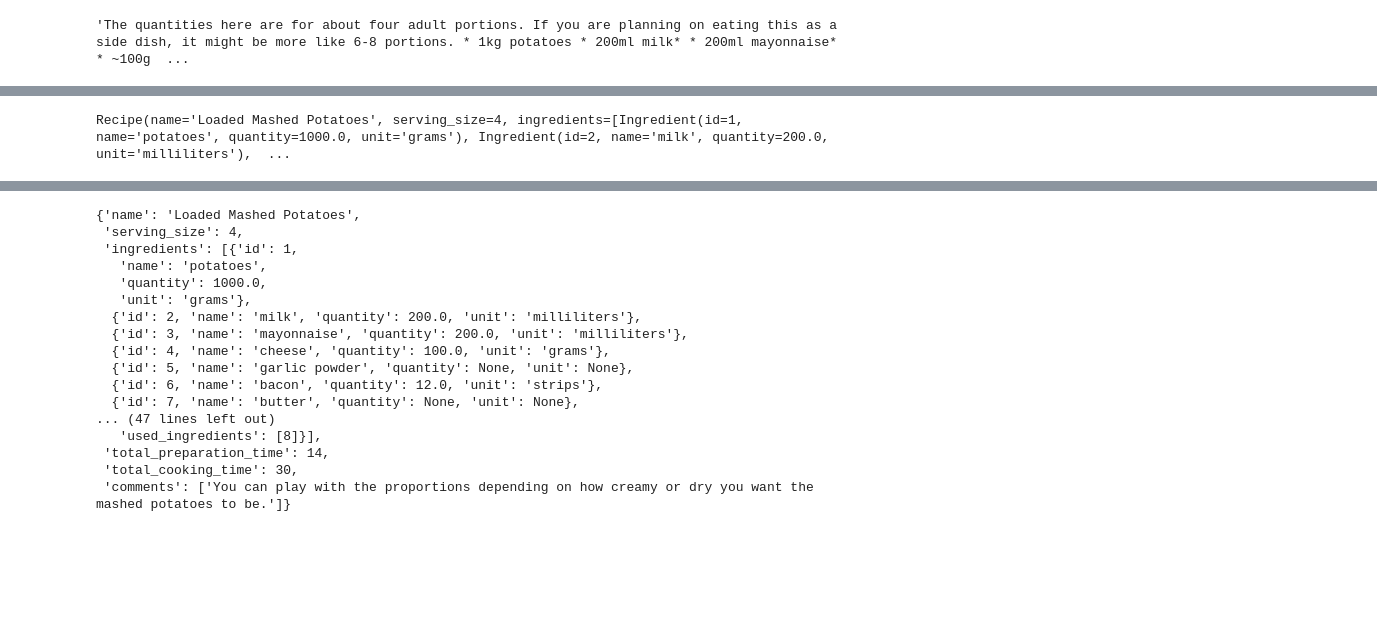
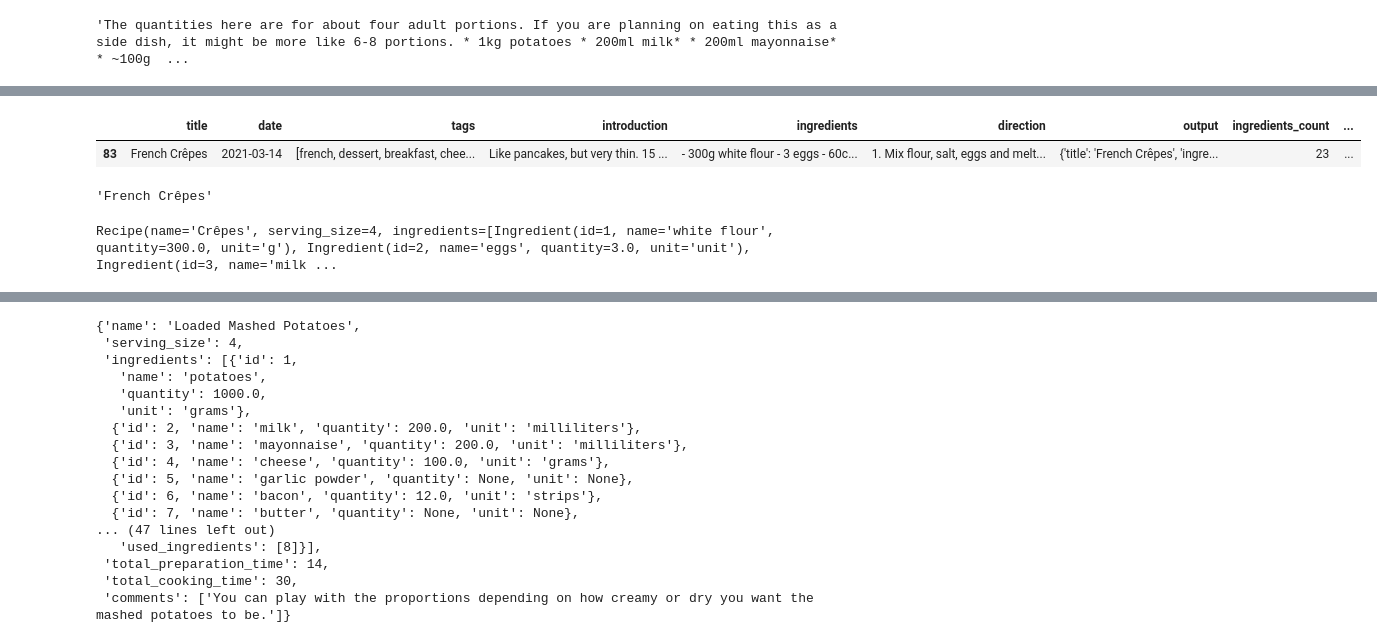
Before and after one commit to VianneyMI/baker, a Jupyter notebook: exploration.ipynb, the cells around one changed output, grey strips where cells are left out. Cells and saved outputs as stored; diff of their text form; code cells hidden in the pictures; blank space fills up the shorter version.

```diff
--- a/notebook.ipynb
+++ b/exploration.ipynb
@@ -33,5 +53,14 @@ df["ingredients"][0]
+# %%
+df[df["title"] == 'French Crêpes']
+# %% [output]
+|  | title | date | tags | introduction | ingredients | direction | output | ingredients_count | ... |
+| 83 | French Crêpes | 2021-03-14 | [french, dessert, breakfast, chee... | Like pancakes, but very thin. 15 ... | - 300g white flour - 3 eggs - 60c... | 1. Mix flour, salt, eggs and melt... | {'title': 'French Crêpes', 'ingre... | 23 | ... |
+# %%
+df["title"][83]
+# %% [output]
+'French Crêpes'
 # %%
-output = await recipe_parser.run(ingredients=df["ingredients"][0], steps=df["direction"][0])
+output = await recipe_parser.run(ingredients=df["ingredients"][83], steps=df["direction"][83])
 output
 # %% [output]
-Recipe(name='Loaded Mashed Potatoes', serving_size=4, ingredients=[Ingredient(id=1, name='potatoes', quantity=1000.0, unit='grams'), Ingredient(id=2, name='milk', quantity=200.0, unit='milliliters'),  ...
+Recipe(name='Crêpes', serving_size=4, ingredients=[Ingredient(id=1, name='white flour', quantity=300.0, unit='g'), Ingredient(id=2, name='eggs', quantity=3.0, unit='unit'), Ingredient(id=3, name='milk ...
```
Also changed, not shown: parts of 3 cells of this notebook, 21 other files.
